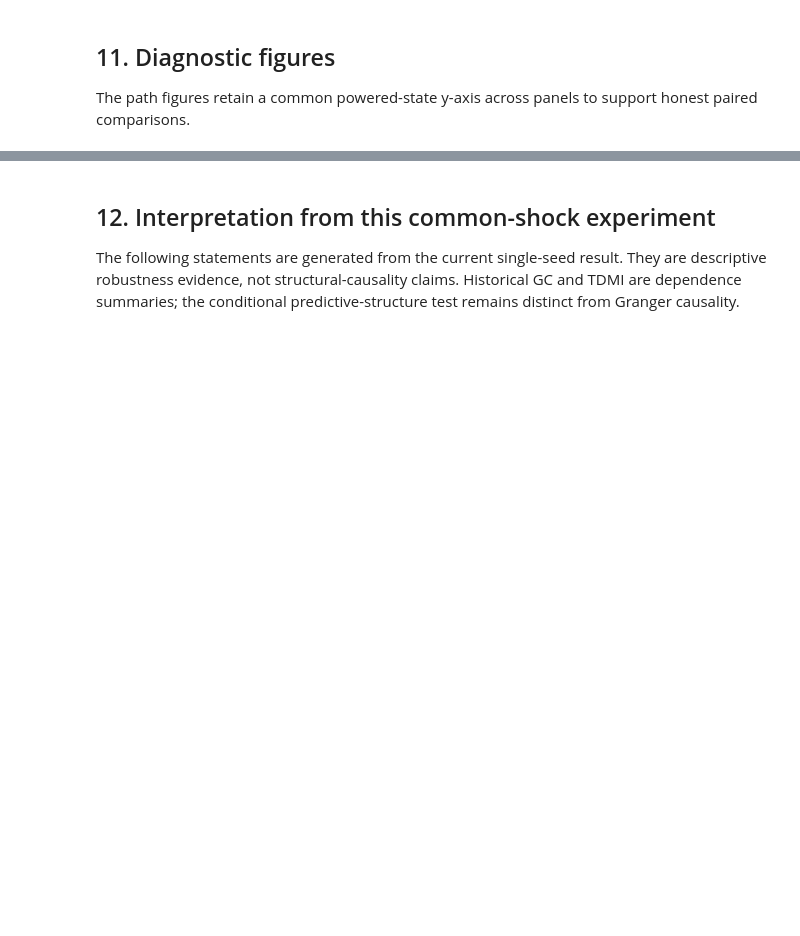
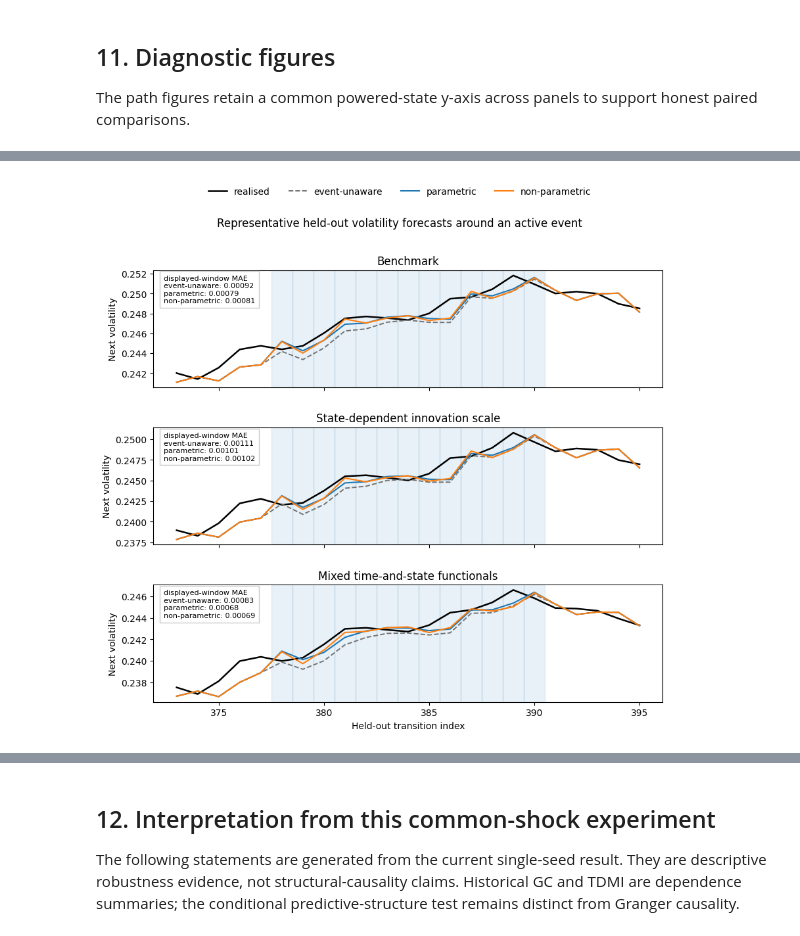
Before and after one commit to JivN24/HSBC-AN-RN, a Jupyter notebook: CODEWORK/Linus' Task Re-Do/07_nonlinear_functional_robustness.ipynb, the cells around one changed output, grey strips where cells are left out. Drawn from its saved outputs; the diff is of its cells as text; code cells hidden in the pictures; blank space fills up the shorter version.

```diff
--- a/CODEWORK/Linus' Task Re-Do/07_nonlinear_functional_robustness.ipynb
+++ b/CODEWORK/Linus' Task Re-Do/07_nonlinear_functional_robustness.ipynb
@@ -900,0 +888,88 @@ axis.legend(); plt.show()
+# %%
+# Reuse the frozen held-out evaluation paths.  `i` is the forecast origin and
+# every plotted realised value is sigma_(i+1), aligned to the same i/target_i pair.
+representative_cases = ['benchmark', 'nu_state_dependent', 'mixed_time_and_state']
+case_titles = {
+    'benchmark': 'Benchmark',
+    'nu_state_dependent': 'State-dependent innovation scale',
+    'mixed_time_and_state': 'Mixed time-and-state functionals',
+}
+forecast_plot_columns = {
+    'event-unaware': 'sigma_forecast_unaware',
+    'parametric': 'sigma_forecast_parametric',
+    'non-parametric': 'sigma_forecast_nonparametric',
+}
+alignment_columns = ['i', 'target_i', 'event_active_i', 'event_age_i']
+plot_columns = alignment_columns + ['sigma_next'] + list(forecast_plot_columns.values())
+held_out_paths = {}
+for case_name in representative_cases:
+    result = case_results[case_name]
+    # Forecast inputs exclude sigma_next, so the constructed forecasts use no future target.
+    assert 'sigma_next' not in result['forecast_inputs'].columns
+    path = result['evaluation']['evaluation'].loc[:, plot_columns].sort_values('i').reset_index(drop=True)
+    assert np.isfinite(path[['sigma_next', *forecast_plot_columns.values()]].to_numpy()).all()
+    held_out_paths[case_name] = path
+
+reference_path = held_out_paths['benchmark']
+for case_name, path in held_out_paths.items():
+    assert path[alignment_columns].equals(reference_path[alignment_columns])
+    assert len(path) == len(reference_path)
+
+# Pick the first complete active block that leaves five held-out observations on both sides.
+active_mask = reference_path['event_active_i'].astype(bool)
+block_start = active_mask & ~active_mask.shift(fill_value=False)
+block_id = block_start.cumsum()
+window_positions = None
+for _, block in reference_path.loc[active_mask].groupby(block_id.loc[active_mask]):
+    start, stop = int(block.index[0]), int(block.index[-1])
+    complete_ages = np.array_equal(block['event_age_i'].to_numpy(), event_ages)
+    consecutive = np.array_equal(block.index.to_numpy(), np.arange(start, stop + 1))
+    if complete_ages and consecutive and start >= 5 and stop + 5 < len(reference_path):
+        window_positions = np.arange(start - 5, stop + 6)
+        break
+assert window_positions is not None
+
+representative_window = {
+    case_name: path.iloc[window_positions].copy().reset_index(drop=True)
+    for case_name, path in held_out_paths.items()
+}
+reference_window = representative_window['benchmark']
+for case_name, window in representative_window.items():
+    assert window[alignment_columns].equals(reference_window[alignment_columns])
+    assert len(window) == len(window_positions)
+    assert np.array_equal(window['event_active_i'].to_numpy(), reference_window['event_active_i'].to_numpy())
+
+representative_window_maes = []
+fig, axes = plt.subplots(3, 1, figsize=(10, 9), sharex=True)
+fig.subplots_adjust(top=0.84, hspace=0.34)
+for axis, case_name in zip(axes, representative_cases):
+    window = representative_window[case_name]
+    for transition_i in window.loc[window['event_active_i'].astype(bool), 'i']:
+        axis.axvspan(transition_i - 0.5, transition_i + 0.5, color='tab:blue', alpha=0.10, zorder=0)
+    axis.plot(window['i'], window['sigma_next'], color='black', linewidth=1.8, label='realised')
+    axis.plot(window['i'], window['sigma_forecast_unaware'], color='0.45', linestyle='--', linewidth=1.4, label='event-unaware')
+    axis.plot(window['i'], window['sigma_forecast_parametric'], color='tab:blue', linewidth=1.5, label='parametric')
+    axis.plot(window['i'], window['sigma_forecast_nonparametric'], color='tab:orange', linewidth=1.5, label='non-parametric')
+    window_maes = {
+        label: float(np.abs(window['sigma_next'] - window[column]).mean())
+        for label, column in forecast_plot_columns.items()
+    }
+    representative_window_maes.append({'case_name': case_name, **window_maes})
+    axis.text(0.02, 0.96, 'displayed-window MAE\n' + '\n'.join(f'{label}: {value:.5f}' for label, value in window_maes.items()), transform=axis.transAxes, va='top', fontsize=8, bbox={'facecolor':'white','alpha':0.82,'edgecolor':'0.75'})
+    axis.set(title=case_titles[case_name], ylabel='Next volatility')
+
+handles, labels = axes[0].get_legend_handles_labels()
+fig.legend(handles, labels, loc='upper center', ncol=4, frameon=False, bbox_to_anchor=(0.5, 0.995))
+fig.suptitle('Representative held-out volatility forecasts around an active event', y=0.93)
+axes[-1].set_xlabel('Held-out transition index')
+plt.show()
+
+representative_window_mae_table = pd.DataFrame(representative_window_maes)
+for _, row in representative_window_mae_table.iterrows():
+    window = representative_window[row['case_name']]
+    for label, column in forecast_plot_columns.items():
+        assert np.isclose(row[label], np.abs(window['sigma_next'] - window[column]).mean())
+assert reference_window['event_active_i'].sum() == len(event_ages)
+print(f"Representative held-out transition range: {int(reference_window['i'].min())} to {int(reference_window['i'].max())}.")
+# %% [output]
+[figure, added]
```
Also changed, not shown: parts of 5 cells of this notebook, 1 other file.
